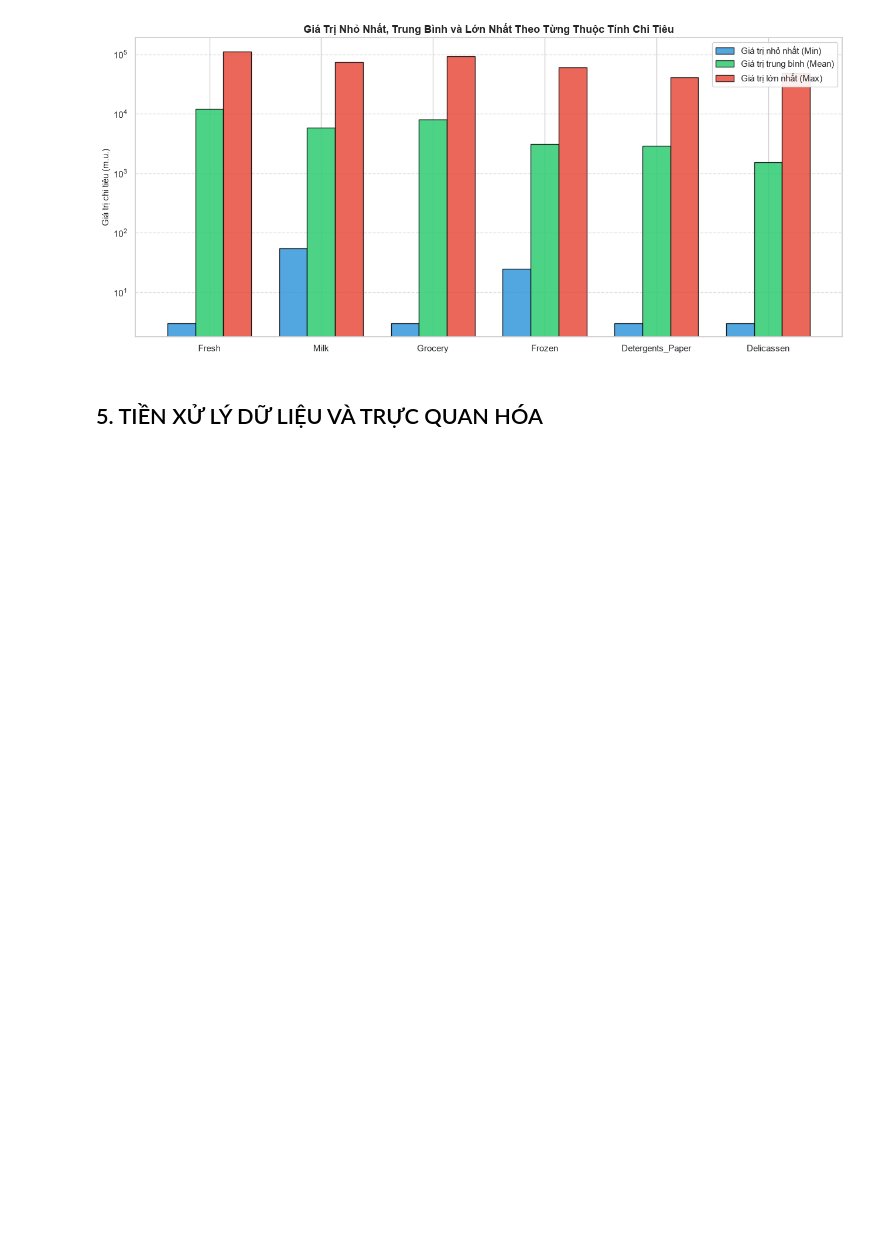
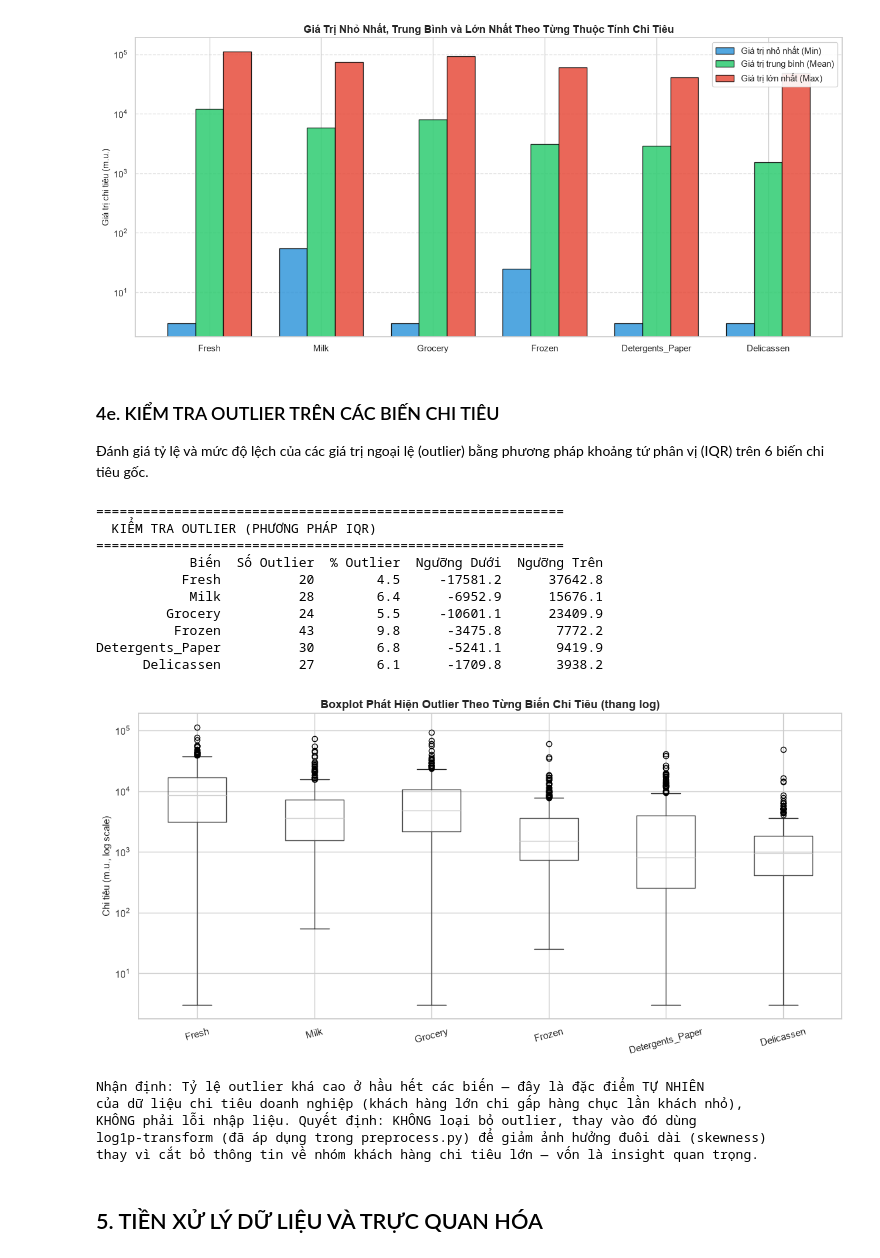
Before and after one commit to ntdat2036/kmean_k-_minipatch, a Jupyter notebook: Wholesale_Customers_KMeans.ipynb, the cells around one changed output. Saved outputs shown, nothing was run; the diff lists cells and outputs as text; code cells hidden in the pictures; blank space fills up the shorter version.

```diff
--- a/Wholesale_Customers_KMeans.ipynb
+++ b/Wholesale_Customers_KMeans.ipynb
@@ -274,6 +305,60 @@ plt.tight_layout()
 plt.show()
 # %% [output]
 [figure]
+# %% [markdown]
+### 4e. KIỂM TRA OUTLIER TRÊN CÁC BIẾN CHI TIÊU
+
+Đánh giá tỷ lệ và mức độ lệch của các giá trị ngoại lệ (outlier) bằng phương pháp khoảng tứ phân vị (IQR) trên 6 biến chi tiêu gốc.
+# %%
+print("=" * 60)
+print("  KIỂM TRA OUTLIER (PHƯƠNG PHÁP IQR)")
+print("=" * 60)
+
+outlier_summary = []
+for col in spend_cols:
+    Q1 = df[col].quantile(0.25)
+    Q3 = df[col].quantile(0.75)
+    IQR = Q3 - Q1
+    lower = Q1 - 1.5 * IQR
+    upper = Q3 + 1.5 * IQR
+    n_outliers = ((df[col] < lower) | (df[col] > upper)).sum()
+    pct = n_outliers / len(df) * 100
+    outlier_summary.append([col, n_outliers, round(pct, 1), round(lower, 1), round(upper, 1)])
+
+outlier_df = pd.DataFrame(outlier_summary, columns=['Biến', 'Số Outlier', '% Outlier', 'Ngưỡng Dưới', 'Ngưỡng Trên'])
+print(outlier_df.to_string(index=False))
+
+fig, ax = plt.subplots(figsize=(12, 6))
+df[spend_cols].boxplot(ax=ax)
+ax.set_yscale('log')
+ax.set_title('Boxplot Phát Hiện Outlier Theo Từng Biến Chi Tiêu (thang log)', fontsize=13, fontweight='bold')
+ax.set_ylabel('Chi tiêu (m.u., log scale)', fontsize=11)
+plt.xticks(rotation=15)
+plt.tight_layout()
+plt.show()
+
+print("\nNhận định: Tỷ lệ outlier khá cao ở hầu hết các biến — đây là đặc điểm TỰ NHIÊN")
+print("của dữ liệu chi tiêu doanh nghiệp (khách hàng lớn chi gấp hàng chục lần khách nhỏ),")
+print("KHÔNG phải lỗi nhập liệu. Quyết định: KHÔNG loại bỏ outlier, thay vào đó dùng")
+print("log1p-transform (đã áp dụng trong preprocess.py) để giảm ảnh hưởng đuôi dài (skewness)")
+print("thay vì cắt bỏ thông tin về nhóm khách hàng chi tiêu lớn — vốn là insight quan trọng.")
+# %% [output]
+============================================================
+  KIỂM TRA OUTLIER (PHƯƠNG PHÁP IQR)
+============================================================
+            Biến  Số Outlier  % Outlier  Ngưỡng Dưới  Ngưỡng Trên
+           Fresh          20        4.5     -17581.2      37642.8
+            Milk          28        6.4      -6952.9      15676.1
+         Grocery          24        5.5     -10601.1      23409.9
+          Frozen          43        9.8      -3475.8       7772.2
+Detergents_Paper          30        6.8      -5241.1       9419.9
+      Delicassen          27        6.1      -1709.8       3938.2
+[figure, added]
+Nhận định: Tỷ lệ outlier khá cao ở hầu hết các biến — đây là đặc điểm TỰ NHIÊN
+của dữ liệu chi tiêu doanh nghiệp (khách hàng lớn chi gấp hàng chục lần khách nhỏ),
+KHÔNG phải lỗi nhập liệu. Quyết định: KHÔNG loại bỏ outlier, thay vào đó dùng
+log1p-transform (đã áp dụng trong preprocess.py) để giảm ảnh hưởng đuôi dài (skewness)
+thay vì cắt bỏ thông tin về nhóm khách hàng chi tiêu lớn — vốn là insight quan trọng.
 # %% [markdown]
 ## 5. TIỀN XỬ LÝ DỮ LIỆU VÀ TRỰC QUAN HÓA
 # %% [markdown]
```
Also changed, not shown: parts of 25 cells of this notebook, 8 other files.
